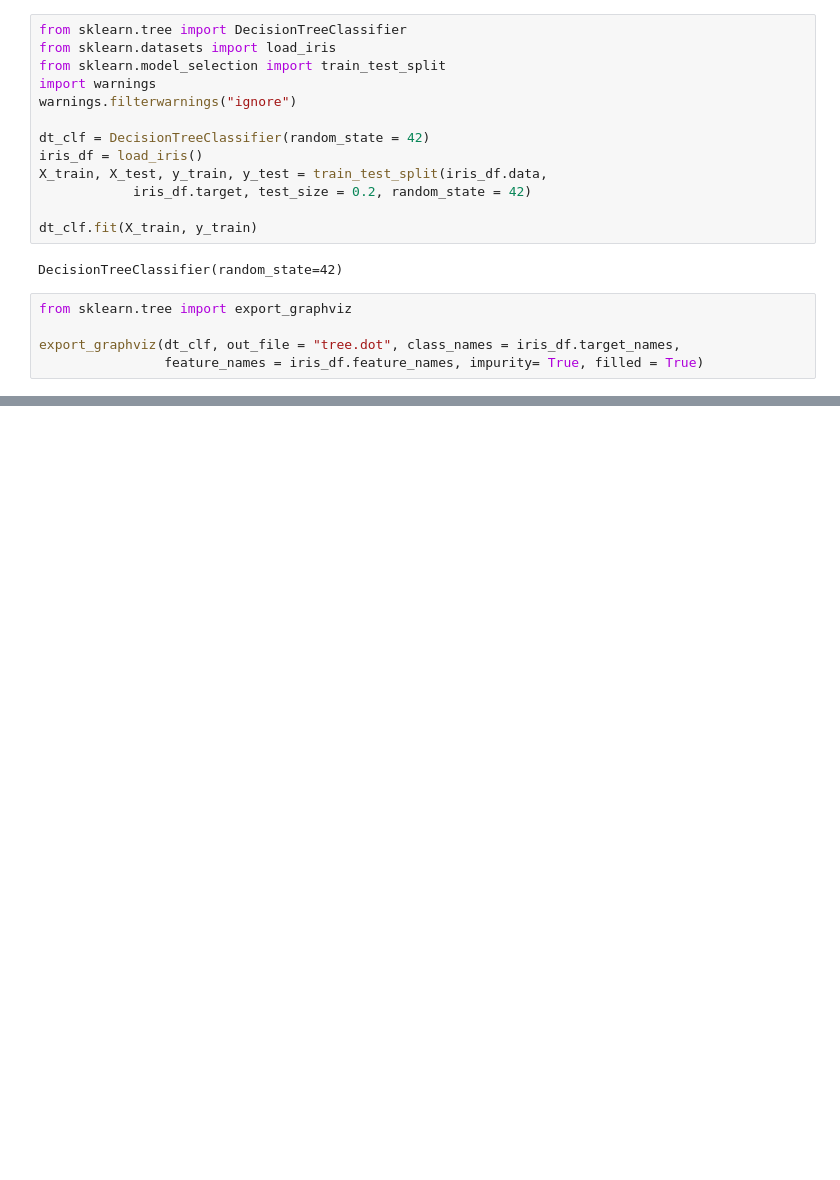
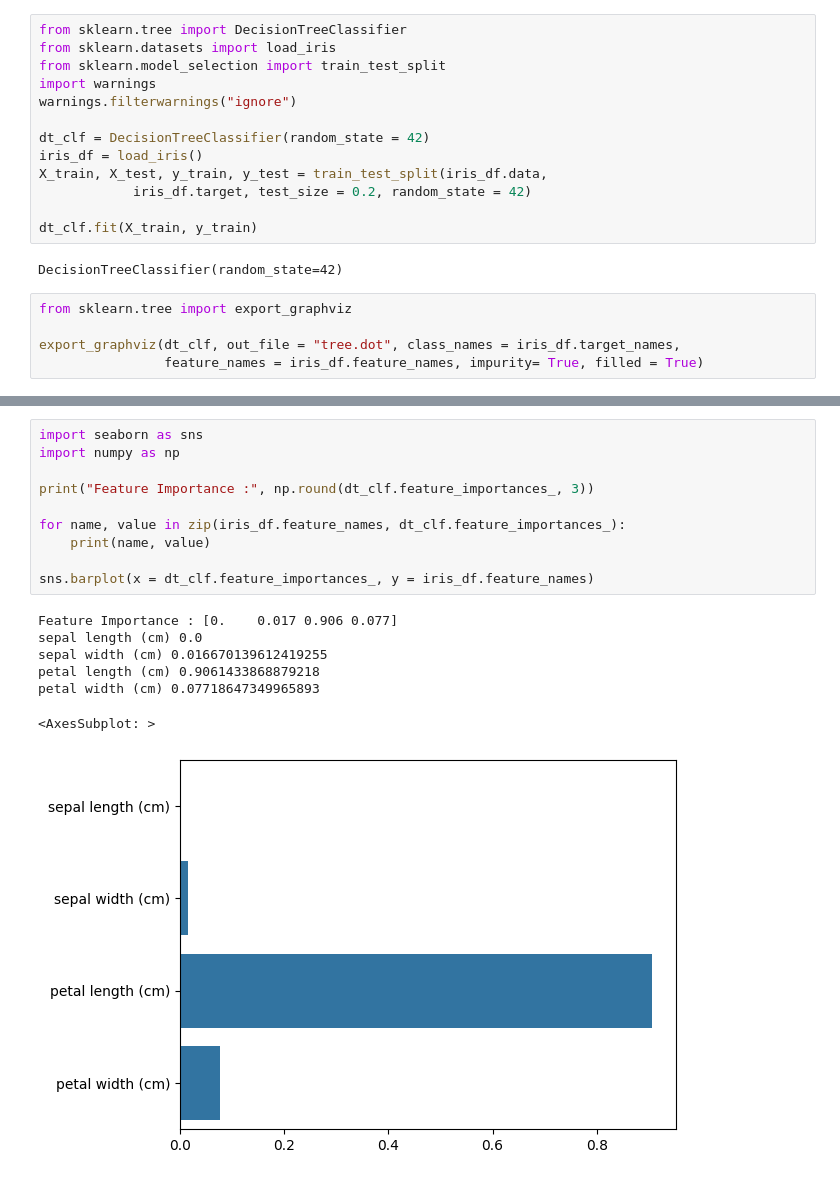
Before and after one commit to YoonTae98/machine_learning, a Jupyter notebook: ch04/4_1.ipynb, the cells around one changed output, grey strips where cells are left out. Saved outputs shown, nothing was run; the diff lists cells and outputs as text; blank space fills up the shorter version.

```diff
--- a/ch04/4_1.ipynb
+++ b/ch04/4_1.ipynb
@@ -26,3 +26,21 @@ with open("tree.dot") as f:
 graphviz.Source(dot_graph)
 # %% [output]
 [drawing not drawn]
+# %%
+import seaborn as sns
+import numpy as np
+
+print("Feature Importance :", np.round(dt_clf.feature_importances_, 3))
+
+for name, value in zip(iris_df.feature_names, dt_clf.feature_importances_):
+    print(name, value)
+
+sns.barplot(x = dt_clf.feature_importances_, y = iris_df.feature_names)
+# %% [output]
+Feature Importance : [0.    0.017 0.906 0.077]
+sepal length (cm) 0.0
+sepal width (cm) 0.016670139612419255
+petal length (cm) 0.9061433868879218
+petal width (cm) 0.07718647349965893
+<AxesSubplot: >
+[figure, added]
```
Also changed, not shown: parts of 15 cells of this notebook, 2 other files.
